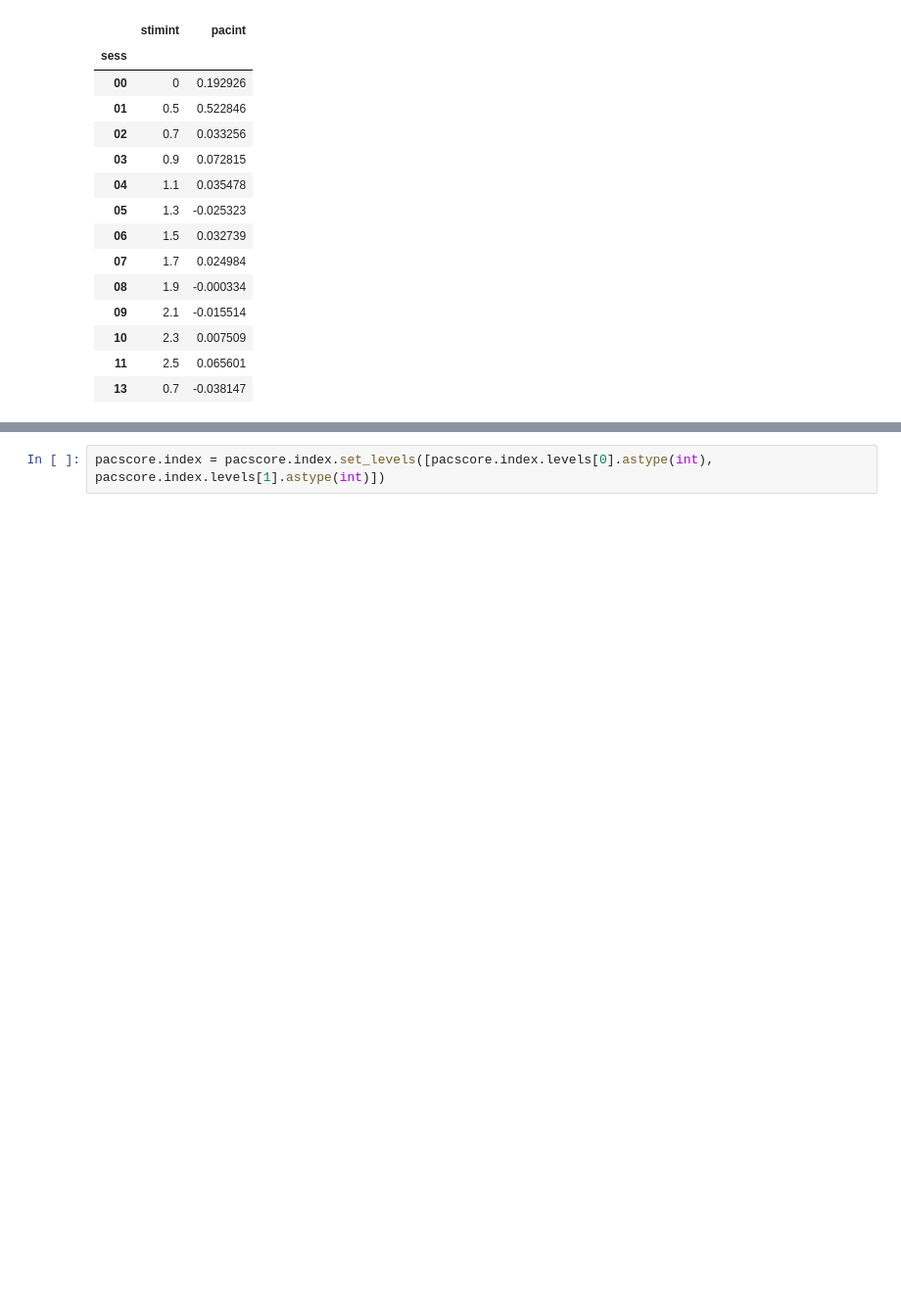
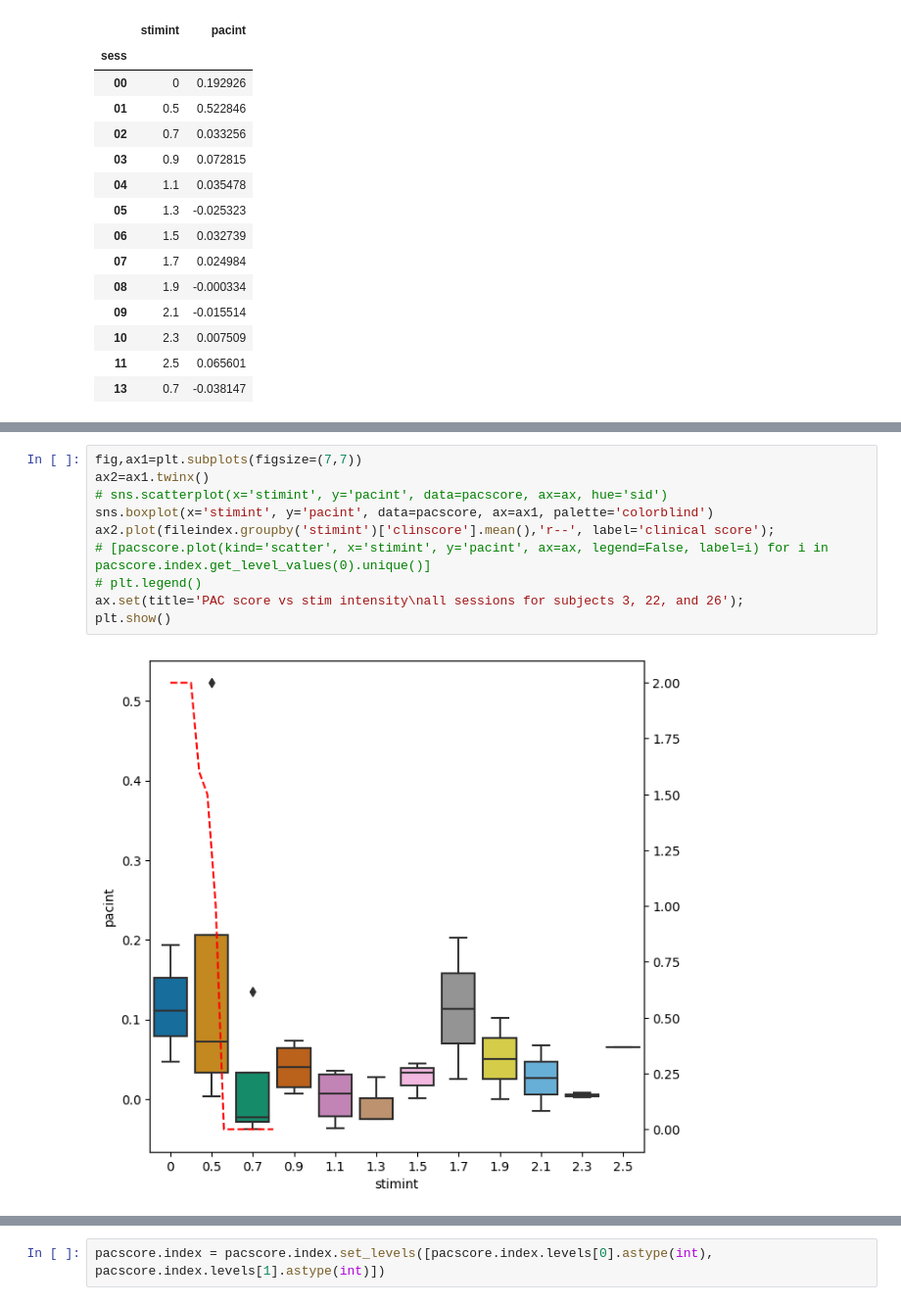
Before and after one commit to tmorshed/bme-1500, a Jupyter notebook: PAC_pipeline_tm_2_corr_w_headers.ipynb, the cells around one changed output, grey strips where cells are left out. Shown at 98% size. Saved outputs shown, nothing was run; the diff lists cells and outputs as text; blank space fills up the shorter version.

```diff
--- a/PAC_pipeline_tm_2_corr_w_headers.ipynb
+++ b/PAC_pipeline_tm_2_corr_w_headers.ipynb
@@ -291,0 +424,12 @@ ax.set(title='PAC score vs stim intensity\nall sessions for 3 subjects'); plt.sh
+# %%
+fig,ax1=plt.subplots(figsize=(7,7))
+ax2=ax1.twinx()
+# sns.scatterplot(x='stimint', y='pacint', data=pacscore, ax=ax, hue='sid')
+sns.boxplot(x='stimint', y='pacint', data=pacscore, ax=ax1, palette='colorblind')
+ax2.plot(fileindex.groupby('stimint')['clinscore'].mean(),'r--', label='clinical score');
+# [pacscore.plot(kind='scatter', x='stimint', y='pacint', ax=ax, legend=False, label=i) for i in pacscore.index.get_level_values(0).unique()]
+# plt.legend()
+ax.set(title='PAC score vs stim intensity\nall sessions for subjects 3, 22, and 26');
+plt.show()
+# %% [output]
+[figure, added]
```
Also changed, not shown: parts of 32 cells of this notebook.
